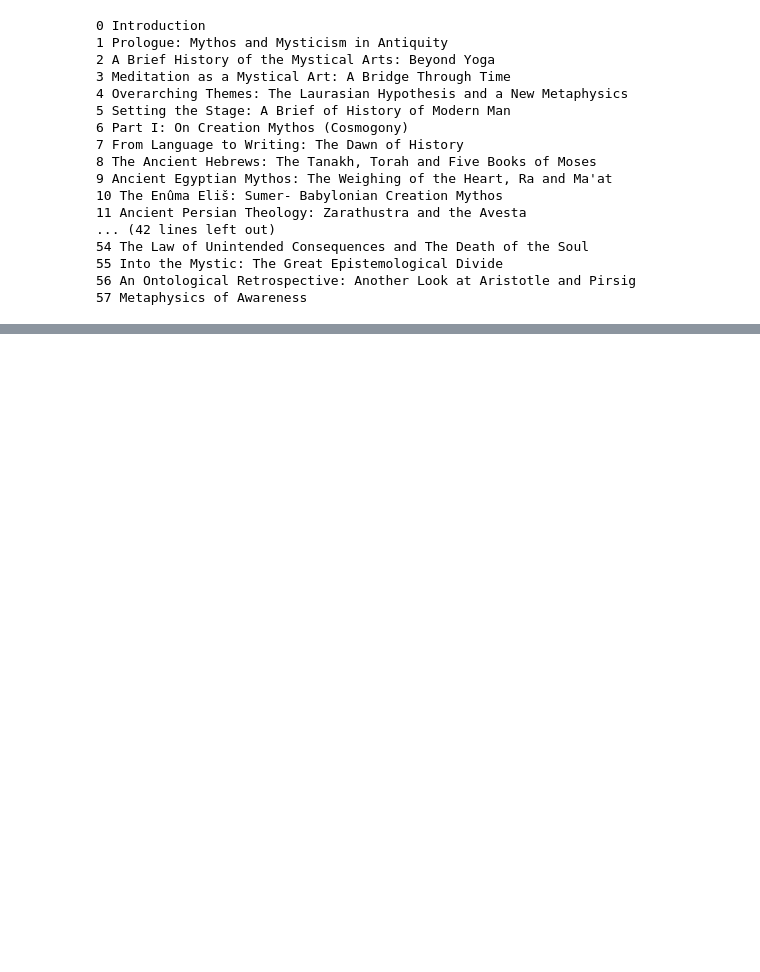
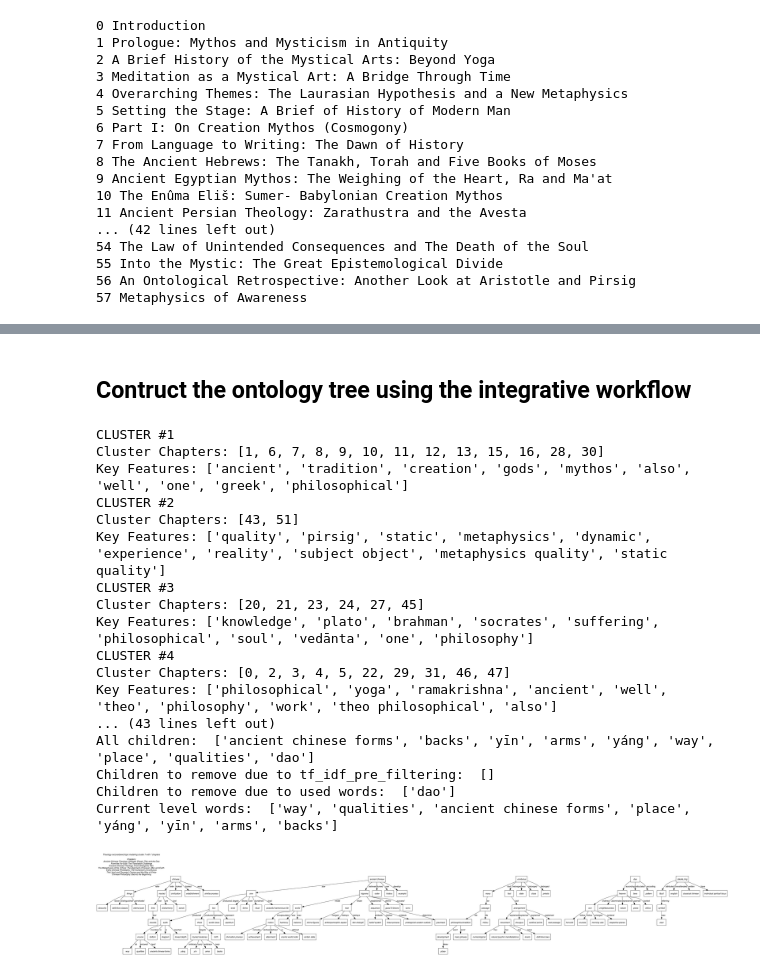
Before and after one commit to zhutchens/hierarchical_clustering, a Jupyter notebook: ontology_hierarchy/key_term_tree.ipynb, the cells around one changed output, grey strips where cells are left out. Saved outputs shown, nothing was run; the diff lists cells and outputs as text; code cells hidden in the pictures; blank space fills up the shorter version.

```diff
--- a/ontology_hierarchy/key_term_tree.ipynb
+++ b/ontology_hierarchy/key_term_tree.ipynb
@@ -604,0 +124,45 @@ Removing the following terms:  ['one', 'well', 'also', 'metaphysics awareness']
+# %% [markdown]
+## Contruct the ontology tree using the integrative workflow
+# %%
+(ontology_hierarchy, all_relations_to_verbs, chapter_titles) = generate_key_term_tree(
+    chapters=chapters,
+    titles=titles,
+    sentences_per_chapter=sentences_per_chapter,
+    num_topics=8,
+    chosen_cluster=7,
+    hierarchy_depth=5,
+    hierarchy_max_width=5,
+    n_key_terms=10,
+    manually_added_roots=["dàodé jīng"],
+    verbose=True,
+)
+# Draw the ontology hierarchy.
+draw_hierarchy_tree_from_ontology(
+    ontological_hierarchy=ontology_hierarchy,
+    relations_to_verbs=all_relations_to_verbs,
+    title="Theology reconsidered topic modeling cluster "
+    + str(7)
+    + " with "
+    + str(len(chapter_titles))
+    + " chapters",
+    topic_modelling_chapters=chapter_titles,
+)
+# %% [output]
+CLUSTER #1
+Cluster Chapters: [1, 6, 7, 8, 9, 10, 11, 12, 13, 15, 16, 28, 30]
+Key Features: ['ancient', 'tradition', 'creation', 'gods', 'mythos', 'also', 'well', 'one', 'greek', 'philosophical']
+CLUSTER #2
+Cluster Chapters: [43, 51]
+Key Features: ['quality', 'pirsig', 'static', 'metaphysics', 'dynamic', 'experience', 'reality', 'subject object', 'metaphysics quality', 'static quality']
+CLUSTER #3
+Cluster Chapters: [20, 21, 23, 24, 27, 45]
+Key Features: ['knowledge', 'plato', 'brahman', 'socrates', 'suffering', 'philosophical', 'soul', 'vedānta', 'one', 'philosophy']
+CLUSTER #4
+Cluster Chapters: [0, 2, 3, 4, 5, 22, 29, 31, 46, 47]
+Key Features: ['philosophical', 'yoga', 'ramakrishna', 'ancient', 'well', 'theo', 'philosophy', 'work', 'theo philosophical', 'also']
+... (43 lines left out)
+All children:  ['ancient chinese forms', 'backs', 'yīn', 'arms', 'yáng', 'way', 'place', 'qualities', 'dao']
+Children to remove due to tf_idf_pre_filtering:  []
+Children to remove due to used words:  ['dao']
+Current level words:  ['way', 'qualities', 'ancient chinese forms', 'place', 'yáng', 'yīn', 'arms', 'backs']
+[figure, added]
```
Also changed, not shown: parts of 12 cells of this notebook, 6 other files.
